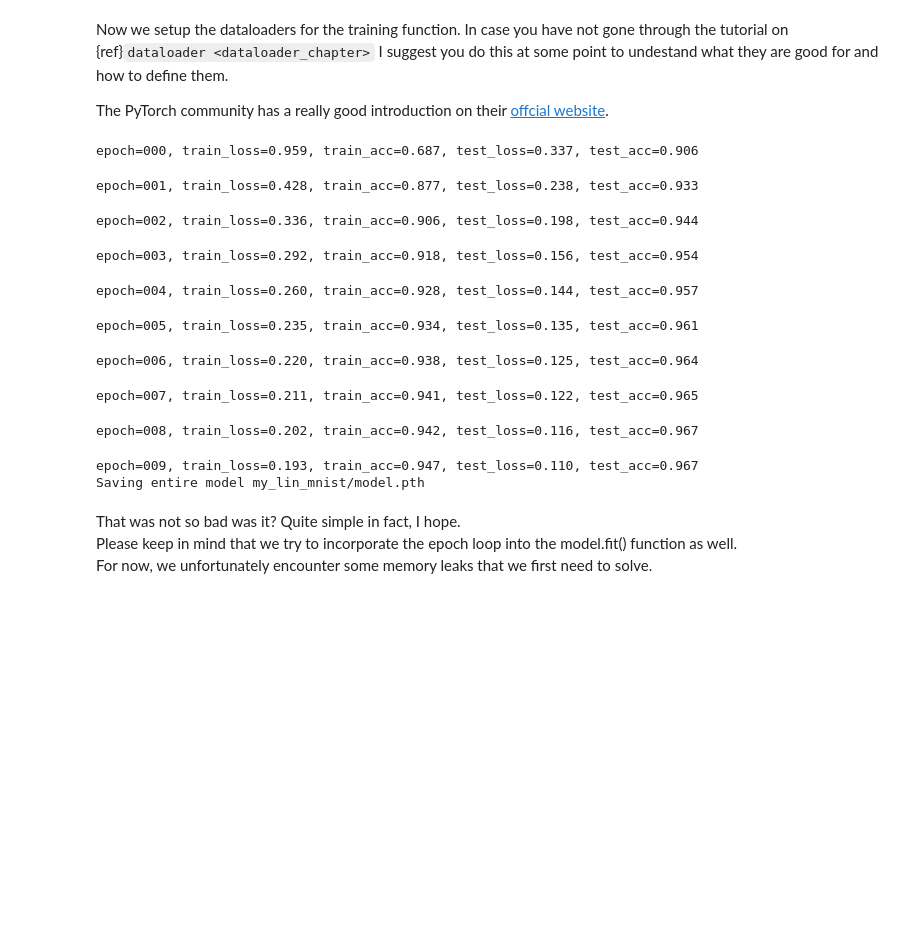
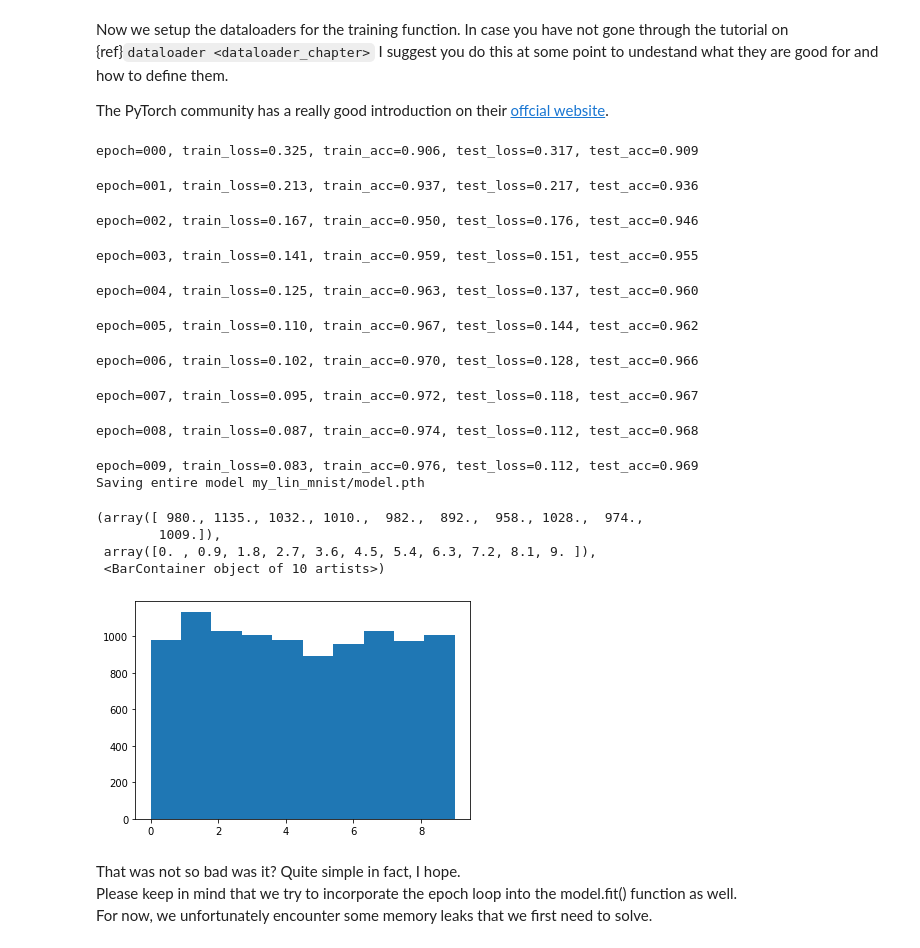
Before and after one commit to PhilippS893/dl4ni, a Jupyter notebook: notebooks/classify_mnist.ipynb, the cells around one changed output. Saved outputs shown, nothing was run; the diff lists cells and outputs as text; code cells hidden in the pictures; blank space fills up the shorter version.

```diff
--- a/notebooks/classify_mnist.ipynb
+++ b/notebooks/classify_mnist.ipynb
@@ -244,12 +244,13 @@ for epoch in range(0, n_epochs):
     # THIS IS WHERE THE MAGIC HAPPENS
     # calling the model.fit() function will execute the 'standard_train' function as defined above.
     train_loss[epoch], train_stats = model.fit(dl_train, lr=.001, device=DEVICE)
-    train_acc[epoch] = compute_accuracy(train_stats[:, -1], train_stats[:, -2])
+    train_loss[epoch], train_stats = model.fit(dl_train, lr=.001, device=DEVICE, train=False)
+    train_acc[epoch] = compute_accuracy(train_stats[:, -2], train_stats[:, -1])
 
     # for validating or testing set the network into evaluation mode such that layers like dropout are not active
-    with torch.no_grad():
-        test_loss[epoch], test_stats = model.fit(dl_test, device=DEVICE, train=False)
-        test_acc[epoch] = compute_accuracy(test_stats[:, -1], test_stats[:, -2])
+    #with torch.no_grad():
+    test_loss[epoch], test_stats = model.fit(dl_test, device=DEVICE, train=False)
+    test_acc[epoch] = compute_accuracy(test_stats[:, -2], test_stats[:, -1])
 
     print('epoch=%03d, train_loss=%1.3f, train_acc=%1.3f, test_loss=%1.3f, test_acc=%1.3f' %
          (epoch, train_loss[epoch], train_acc[epoch], test_loss[epoch], test_acc[epoch]))
@@ -257,17 +258,26 @@ for epoch in range(0, n_epochs):
 # let's save the model
 model.save('my_lin_mnist', save_full=True)
 # %% [output]
-epoch=000, train_loss=0.959, train_acc=0.687, test_loss=0.337, test_acc=0.906
+epoch=000, train_loss=0.325, train_acc=0.906, test_loss=0.317, test_acc=0.909
-epoch=001, train_loss=0.428, train_acc=0.877, test_loss=0.238, test_acc=0.933
+epoch=001, train_loss=0.213, train_acc=0.937, test_loss=0.217, test_acc=0.936
-epoch=002, train_loss=0.336, train_acc=0.906, test_loss=0.198, test_acc=0.944
+epoch=002, train_loss=0.167, train_acc=0.950, test_loss=0.176, test_acc=0.946
-epoch=003, train_loss=0.292, train_acc=0.918, test_loss=0.156, test_acc=0.954
+epoch=003, train_loss=0.141, train_acc=0.959, test_loss=0.151, test_acc=0.955
-epoch=004, train_loss=0.260, train_acc=0.928, test_loss=0.144, test_acc=0.957
+epoch=004, train_loss=0.125, train_acc=0.963, test_loss=0.137, test_acc=0.960
-epoch=005, train_loss=0.235, train_acc=0.934, test_loss=0.135, test_acc=0.961
+epoch=005, train_loss=0.110, train_acc=0.967, test_loss=0.144, test_acc=0.962
-epoch=006, train_loss=0.220, train_acc=0.938, test_loss=0.125, test_acc=0.964
+epoch=006, train_loss=0.102, train_acc=0.970, test_loss=0.128, test_acc=0.966
-epoch=007, train_loss=0.211, train_acc=0.941, test_loss=0.122, test_acc=0.965
+epoch=007, train_loss=0.095, train_acc=0.972, test_loss=0.118, test_acc=0.967
-epoch=008, train_loss=0.202, train_acc=0.942, test_loss=0.116, test_acc=0.967
+epoch=008, train_loss=0.087, train_acc=0.974, test_loss=0.112, test_acc=0.968
-epoch=009, train_loss=0.193, train_acc=0.947, test_loss=0.110, test_acc=0.967
+epoch=009, train_loss=0.083, train_acc=0.976, test_loss=0.112, test_acc=0.969
 Saving entire model my_lin_mnist/model.pth
+# %%
+import matplotlib.pyplot as plt
+plt.hist(mnist_test.targets.cpu().numpy())
+# %% [output]
+(array([ 980., 1135., 1032., 1010.,  982.,  892.,  958., 1028.,  974.,
+        1009.]),
+ array([0. , 0.9, 1.8, 2.7, 3.6, 4.5, 5.4, 6.3, 7.2, 8.1, 9. ]),
+ <BarContainer object of 10 artists>)
+[figure, added]
 # %% [markdown]
 That was not so bad was it? Quite simple in fact, I hope. <br>
 Please keep in mind that we try to incorporate the epoch loop into the model.fit() function as well. <br>For now, we unfortunately encounter some memory leaks that we first need to solve.
```
Also changed, not shown: parts of 6 cells of this notebook, 2 other files.
